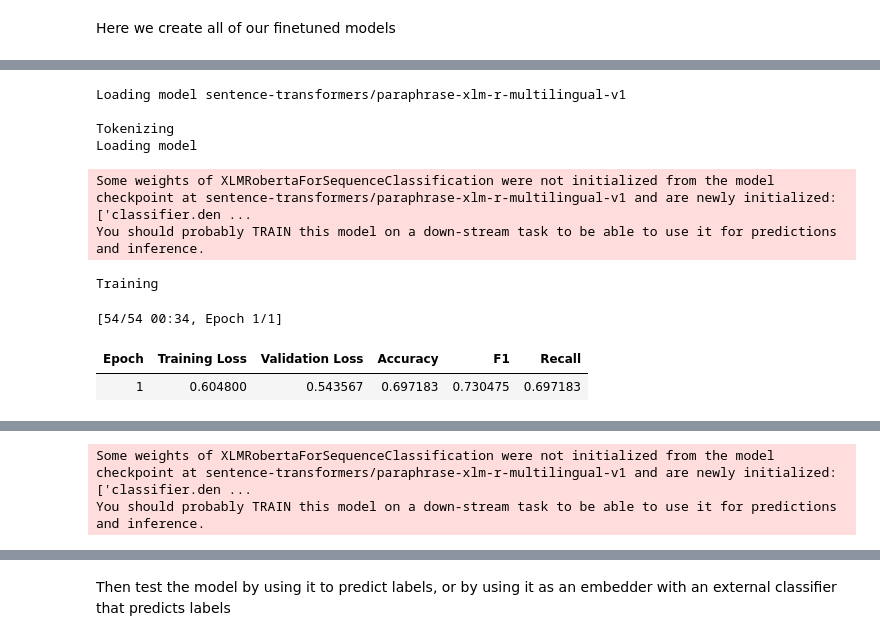
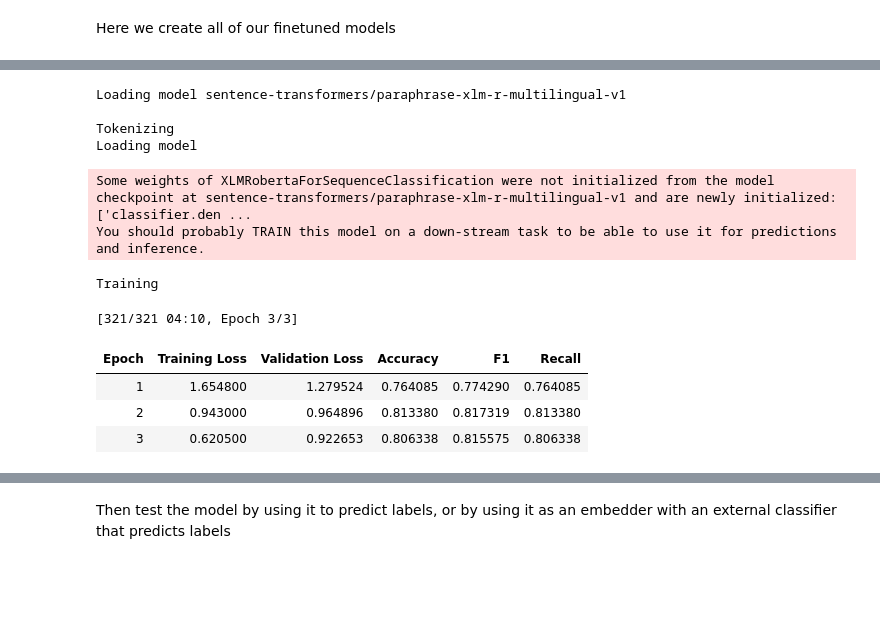
Before and after one commit to mawaskow/policy-classifier, a Jupyter notebook: finetuning.ipynb, the cells around one changed output, grey strips where cells are left out. Cells and saved outputs as stored; diff of their text form; code cells hidden in the pictures; blank space fills up the shorter version.

Commit message:
trialling bn-mc in one model-- om

```diff
--- a/finetuning.ipynb
+++ b/finetuning.ipynb
@@ -96,6 +122,7 @@ import numpy as np
 import torch.nn as nn
 from classifier.finetune import finetune_roberta, load_labelintdcts
 import gc
+import wandb
 ''''''
 
 class WeightedTrainer(Trainer):
@@ -113,7 +140,7 @@ class WeightedTrainer(Trainer):
         # loss = loss_fct(logits.view(-1, self.model.config.num_labels), labels.view(-1))
         return (loss, outputs) if return_outputs else loss
 
-def finetune_roberta(datasetdct, int2label, label2int, mode, model_name="sentence-transformers/paraphrase-xlm-r-multilingual-v1", dev='cuda', output_dir=f"{os.getcwd()}/outputs/models", hyperparams=False):
+def finetune_roberta(datasetdct, int2label, label2int, mode, model_name="sentence-transformers/paraphrase-xlm-r-multilingual-v1", dev='cuda', output_dir=f"{os.getcwd()}/outputs/models", hyperparams=False, report_to="none"):
     '''
     '''
     if not hyperparams:
@@ -181,7 +208,9 @@ def finetune_roberta(datasetdct, int2label, label2int, mode, model_name="sentenc
         save_strategy="best",
         logging_strategy="epoch",
         optim="adamw_torch",
-        load_best_model_at_end=True
+        load_best_model_at_end=True,
+        report_to= report_to,
+        run_name=f"{output_dir.split('_')[-2]}{rstate}" if report_to == "wandb" else "X"
     )
     #
     if loss_ratio:
@@ -234,44 +287,55 @@ Here we create all of our finetuned models
 # %%
+os.environ["WANDB_PROJECT"]="fting_incentives"
+os.environ["WANDB_LOG_MODEL"]="checkpoint"
+os.environ["WANDB_WATCH"]="false"
+
 int2label_dct, label2int_dct = load_labelintdcts()
 metriclog = {}
-exps = range(10)#[0,3,6,9]#[6]#
+exps = [0,3,6]#range(10)#[6]#[0,3,6,9]#
 torch.cuda.empty_cache()
 gc.collect()
+
 for r in exps:
-    output_dir = cwd+"/outputs/fting_E_bn"
-    bn_ds = DatasetDict.load_from_disk(f"{input_dir}/ds_{r}_bn")
+    output_dir = cwd+"/outputs/fting_I_om"
+    ds = DatasetDict.load_from_disk(f"{input_dir}/ds_{r}_om")
     hyper = {
-        "epochs":1,
+        "epochs":3,
         "r":r,
         "lr":2E-5,
-        "batch_size":16,
-        "loss":False,
+        "batch_size":8,
+        "loss":[0.175,8.81,2.57,2.78,25.3,10.7,3.32],
+        "oversampling":None
+        }
+    torch.cuda.empty_cache()
+    gc.collect()
+    wandbrun = wandb.init(config=hyper, group="I", name=f"I{r}", reinit='create_new')
+    metrics = finetune_roberta(ds, int2label_dct["om"], label2int_dct["om"], "om", model_name="sentence-transformers/paraphrase-xlm-r-multilingual-v1", dev='cuda', output_dir=output_dir, hyperparams=hyper, report_to="wandb")
+    wandbrun.finish()
+    metriclog[f'om_{r}'] = metrics
+    hyp_rpt = {"om":hyper}
+    with open(output_dir+f"/run_details.json", "w", encoding="utf-8") as f:
+        json.dump(hyp_rpt, f, ensure_ascii=False, indent=4)
+'''
+for r in exps:
+    output_dir = cwd+"/outputs/fting_J_om"
+    ds = DatasetDict.load_from_disk(f"{input_dir}/ds_{r}_om")
+    hyper = {
+        "epochs":10,
+        "r":r,
+        "lr":2E-5,
+        "batch_size":8,
+        "loss":None,
         "oversampling":"auto"
         }
     torch.cuda.empty_cache()
     gc.collect()
-    metrics = finetune_roberta(bn_ds, int2label_dct["bn"], label2int_dct["bn"], "bn", model_name="sentence-transformers/paraphrase-xlm-r-multilingual-v1", dev='cuda', output_dir=output_dir, hyperparams=hyper)
-    metriclog[f'bn_{r}'] = metrics
-    hyp_rpt = {"bn":hyper}
+    wandbrun = wandb.init(config=hyper, group="J", name=f"J{r}", reinit='create_new')
+    metrics = finetune_roberta(ds, int2label_dct["om"], label2int_dct["om"], "om", model_name="sentence-transformers/paraphrase-xlm-r-multilingual-v1", dev='cuda', output_dir=output_dir, hyperparams=hyper, report_to="wandb")
+    wandbrun.finish()
+    metriclog[f'om_{r}'] = metrics
+    hyp_rpt = {"om":hyper}
     with open(output_dir+f"/run_details.json", "w", encoding="utf-8") as f:
         json.dump(hyp_rpt, f, ensure_ascii=False, indent=4)
-for r in exps:
-    output_dir = cwd+"/outputs/fting_F_mc"
-    mc_ds = DatasetDict.load_from_disk(f"{input_dir}/ds_{r}_mc")
-    hyper = {
-        "epochs":1,
-        "r":r,
-        "lr":2E-5,
-        "batch_size":16,
-        "loss":False,
-        "oversampling":"auto"
-        }
-    torch.cuda.empty_cache()
-    gc.collect()
-    metrics = finetune_roberta(mc_ds, int2label_dct["mc"], label2int_dct["mc"], "mc", model_name="sentence-transformers/paraphrase-xlm-r-multilingual-v1", dev='cuda', output_dir=output_dir, hyperparams=hyper)
-    metriclog[f'mc_{r}'] = metrics
-    hyp_rpt = {"bn":hyper}
-    with open(output_dir+f"/run_details.json", "w", encoding="utf-8") as f:
-        json.dump(hyp_rpt, f, ensure_ascii=False, indent=4)
+'''
 print(metriclog)
 # %% [output]
@@ -278,10 +347,12 @@ print(metriclog)
 Loading model sentence-transformers/paraphrase-xlm-r-multilingual-v1
 
 Tokenizing
 Loading model
 Some weights of XLMRobertaForSequenceClassification were not initialized from the model checkpoint at sentence-transformers/paraphrase-xlm-r-multilingual-v1 and are newly initialized: ['classifier.den ...
 You should probably TRAIN this model on a down-stream task to be able to use it for predictions and inference.
 Training
-[54/54 00:34, Epoch 1/1]
+[321/321 04:10, Epoch 3/3]
 | Epoch | Training Loss | Validation Loss | Accuracy | F1 | Recall |
-| 1 | 0.604800 | 0.543567 | 0.697183 | 0.730475 | 0.697183 |
+| 1 | 1.654800 | 1.279524 | 0.764085 | 0.774290 | 0.764085 |
+| 2 | 0.943000 | 0.964896 | 0.813380 | 0.817319 | 0.813380 |
+| 3 | 0.620500 | 0.922653 | 0.806338 | 0.815575 | 0.806338 |
@@ -299,2 +360,0 @@ Tokenizing
-Some weights of XLMRobertaForSequenceClassification were not initialized from the model checkpoint at sentence-transformers/paraphrase-xlm-r-multilingual-v1 and are newly initialized: ['classifier.den ...
-You should probably TRAIN this model on a down-stream task to be able to use it for predictions and inference.
```
Also changed, not shown: parts of 5 cells of this notebook, 10 other files.
